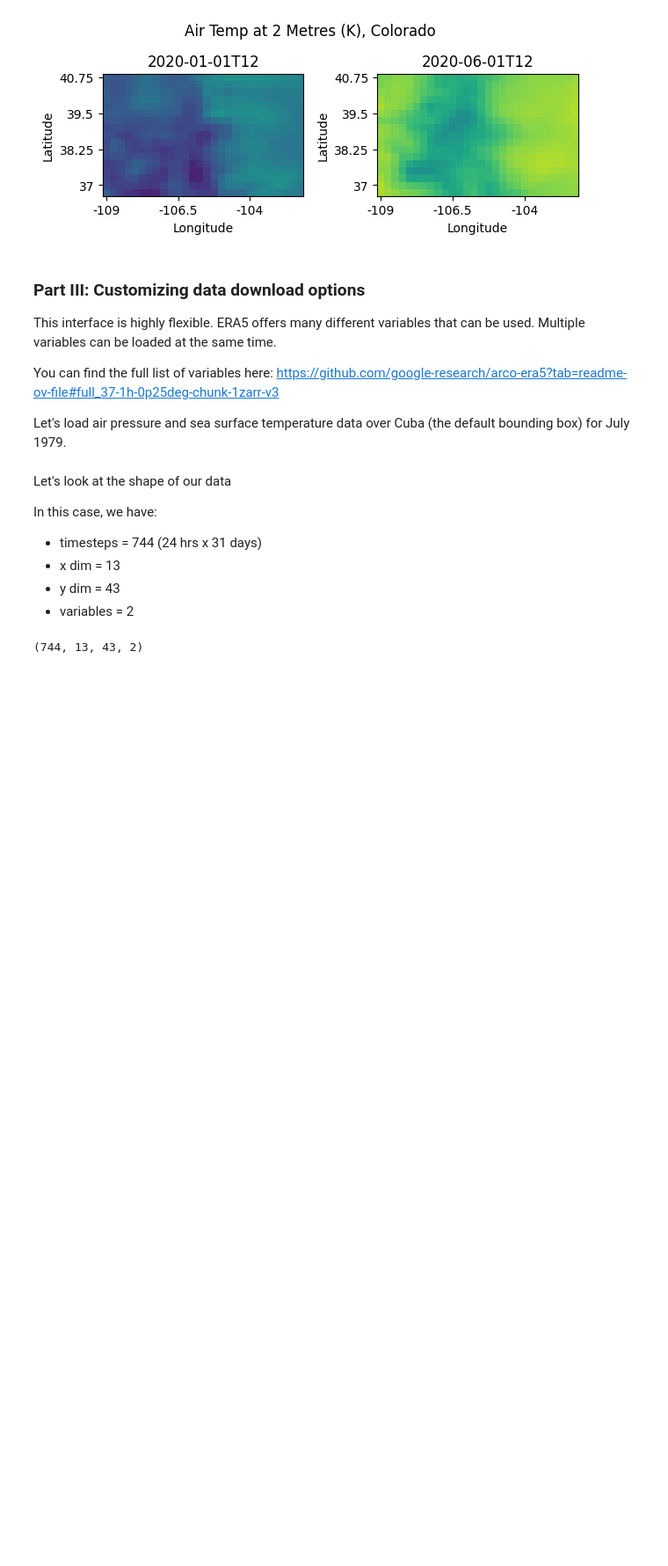
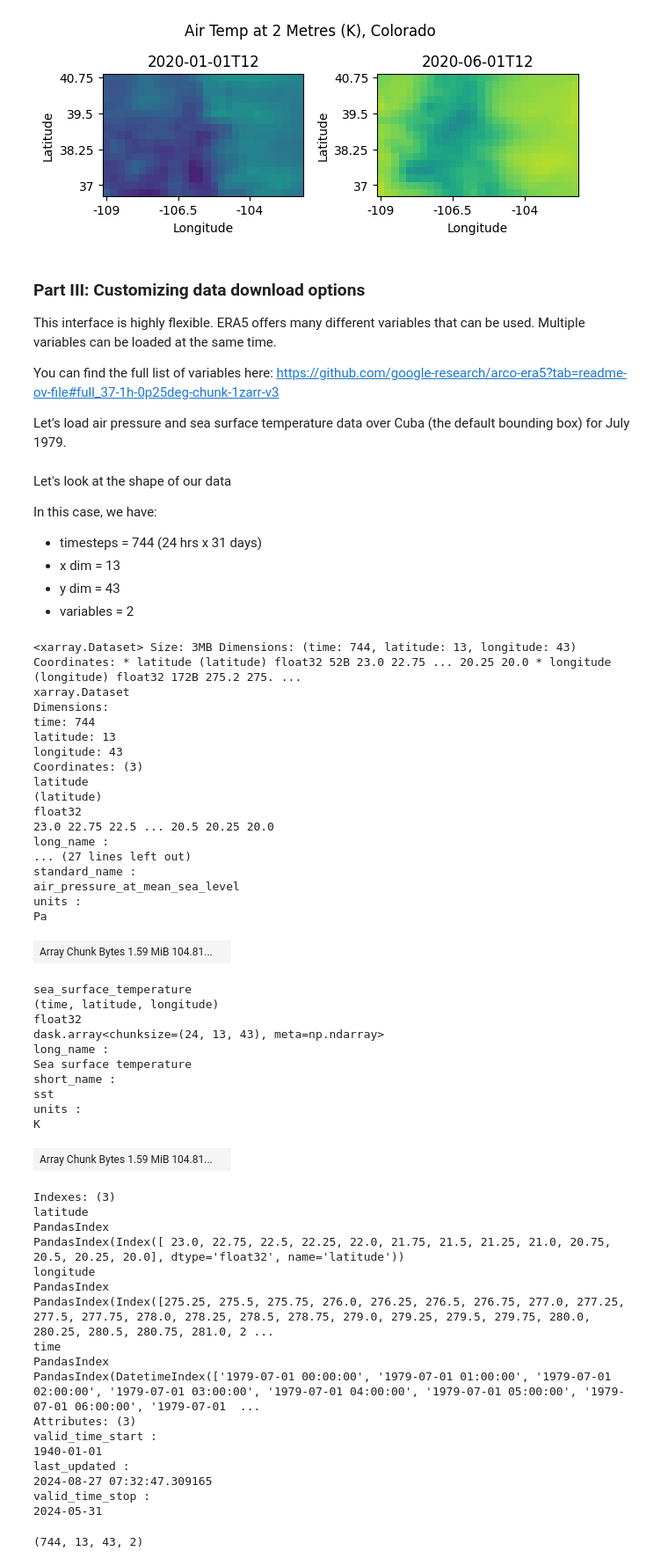
Before and after one commit to StevePny/DataAssimBench-Examples, a Jupyter notebook: examples/data_generators/4-era5-data-download.ipynb, the cells around one changed output. Shown at 88% size. Cells and saved outputs as stored; diff of their text form; code cells hidden in the pictures; blank space fills up the shorter version.

```diff
--- a/examples/data_generators/4-era5-data-download.ipynb
+++ b/examples/data_generators/4-era5-data-download.ipynb
@@ -94,3 +90,52 @@ In this case, we have:
 - x dim = 13
 - y dim = 43
 - variables = 2
+# %%
+cuba_sv
+# %% [output]
+<xarray.Dataset> Size: 3MB Dimensions: (time: 744, latitude: 13, longitude: 43) Coordinates: * latitude (latitude) float32 52B 23.0 22.75 ... 20.25 20.0 * longitude (longitude) float32 172B 275.2 275. ...
+xarray.Dataset
+Dimensions:
+time: 744
+latitude: 13
+longitude: 43
+Coordinates: (3)
+latitude
+(latitude)
+float32
+23.0 22.75 22.5 ... 20.5 20.25 20.0
+long_name :
+... (27 lines left out)
+standard_name :
+air_pressure_at_mean_sea_level
+units :
+Pa
+| Array Chunk Bytes 1.59 MiB 104.81... |  |
+sea_surface_temperature
+(time, latitude, longitude)
+float32
+dask.array<chunksize=(24, 13, 43), meta=np.ndarray>
+long_name :
+Sea surface temperature
+short_name :
+sst
+units :
+K
+| Array Chunk Bytes 1.59 MiB 104.81... |  |
+Indexes: (3)
+latitude
+PandasIndex
+PandasIndex(Index([ 23.0, 22.75, 22.5, 22.25, 22.0, 21.75, 21.5, 21.25, 21.0, 20.75, 20.5, 20.25, 20.0], dtype='float32', name='latitude'))
+longitude
+PandasIndex
+PandasIndex(Index([275.25, 275.5, 275.75, 276.0, 276.25, 276.5, 276.75, 277.0, 277.25, 277.5, 277.75, 278.0, 278.25, 278.5, 278.75, 279.0, 279.25, 279.5, 279.75, 280.0, 280.25, 280.5, 280.75, 281.0, 2 ...
+time
+PandasIndex
+PandasIndex(DatetimeIndex(['1979-07-01 00:00:00', '1979-07-01 01:00:00', '1979-07-01 02:00:00', '1979-07-01 03:00:00', '1979-07-01 04:00:00', '1979-07-01 05:00:00', '1979-07-01 06:00:00', '1979-07-01  ...
+Attributes: (3)
+valid_time_start :
+1940-01-01
+last_updated :
+2024-08-27 07:32:47.309165
+valid_time_stop :
+2024-05-31
```
Also changed, not shown: parts of 10 cells of this notebook, 1 other file.
